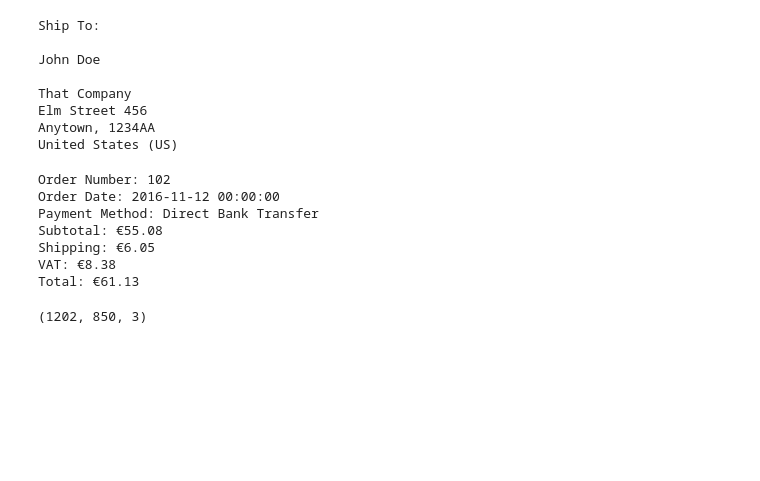
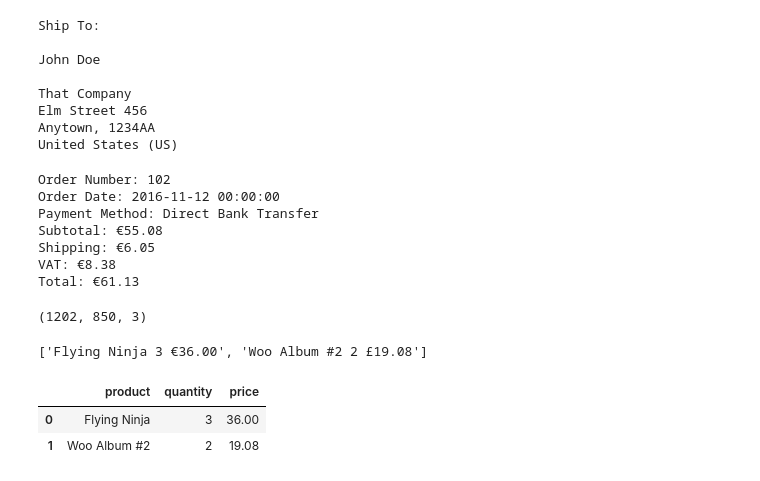
Before and after one commit to terjirapat/OCR, a Jupyter notebook: main.ipynb, the cells around one changed output. Drawn from its saved outputs; the diff is of its cells as text; code cells hidden in the pictures; blank space fills up the shorter version.

Commit message:
add extract table

```diff
--- a/main.ipynb
+++ b/main.ipynb
@@ -156,6 +156,78 @@ Total: €61.13
 img.shape
 # %% [output]
 (1202, 850, 3)
+# %%
+# image_path = "invoice.png"  # Replace with the actual path to your image
+
+# # Load the image
+# image = cv2.imread(image_path)
+image = img[440:, :]
+# image = image[:, :]
+
+# Convert the image to grayscale
+gray = cv2.cvtColor(image, cv2.COLOR_BGR2GRAY)
+
+# Apply adaptive thresholding to obtain a binary image
+binary = cv2.adaptiveThreshold(gray, 255, cv2.ADAPTIVE_THRESH_MEAN_C, cv2.THRESH_BINARY_INV, 11, 7)
+
+# text = pytesseract.image_to_string(binary)
+text = pytesseract.image_to_string(binary)
+
+# Split the extracted text into lines
+lines = text.split('\n')
+
+# Filter lines based on length and presence of alphanumeric characters
+filtered_lines = [line for line in lines if len(line) > 0 and any(c.isalnum() for c in line)]
+
+# Check for repetitive patterns in lines
+repetitive_patterns = []
+for i in range(len(filtered_lines) - 1):
+    if filtered_lines[i] == filtered_lines[i + 1]:
+        repetitive_patterns.append(filtered_lines[i])
+
+# Identify table headers
+table_headers = []
+for line in repetitive_patterns:
+    if line.isupper():
+        table_headers.append(line)
+
+# Identify table rows
+table_rows = []
+for line in filtered_lines:
+    if line not in repetitive_patterns and line not in table_headers:
+        if "subtotal" in line.lower():
+            break
+        else:
+            table_rows.append(line)
+
+table_rows
+# %% [output]
+['Flying Ninja 3 €36.00', 'Woo Album #2 2 £19.08']
+# %%
+product = []
+quantity = []
+price = []
+
+# Extracting product, quantity, and price from the data
+product = []
+quantity = []
+price = []
+
+for item in table_rows:
+    parts = item.split()
+    product.append(' '.join(parts[:-2]))
+    quantity.append(parts[-2])
+    price.append(re.sub(r'[^\d.]+', '', parts[-1]))
+
+# Creating the DataFrame
+df = pd.DataFrame({'product': product, 'quantity': quantity, 'price': price})
+
+# Printing the DataFrame
+df.head()
+# %% [output]
+|  | product | quantity | price |
+| 0 | Flying Ninja | 3 | 36.00 |
+| 1 | Woo Album #2 | 2 | 19.08 |
 # %%
 # from img2table.document import Image
 # from img2table.ocr import TesseractOCR
```
